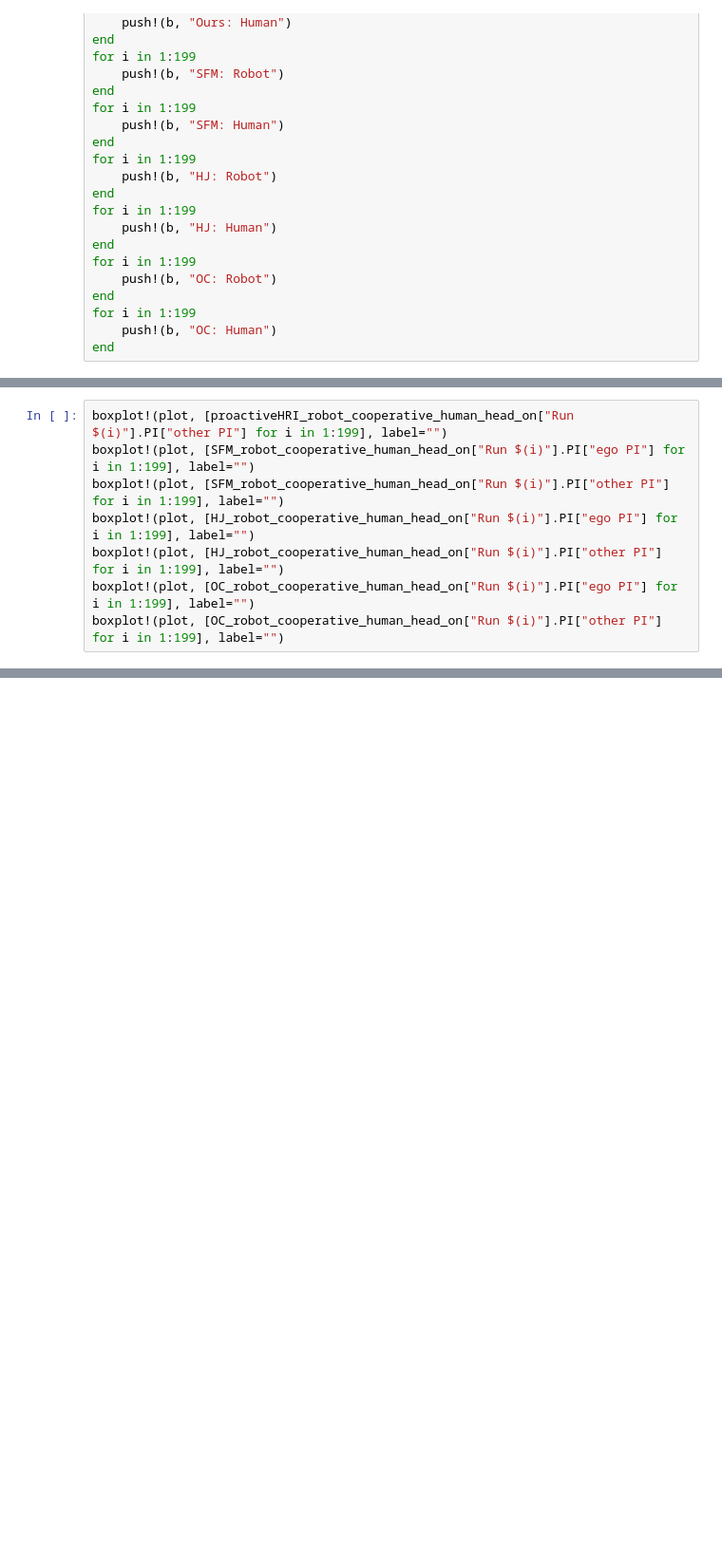
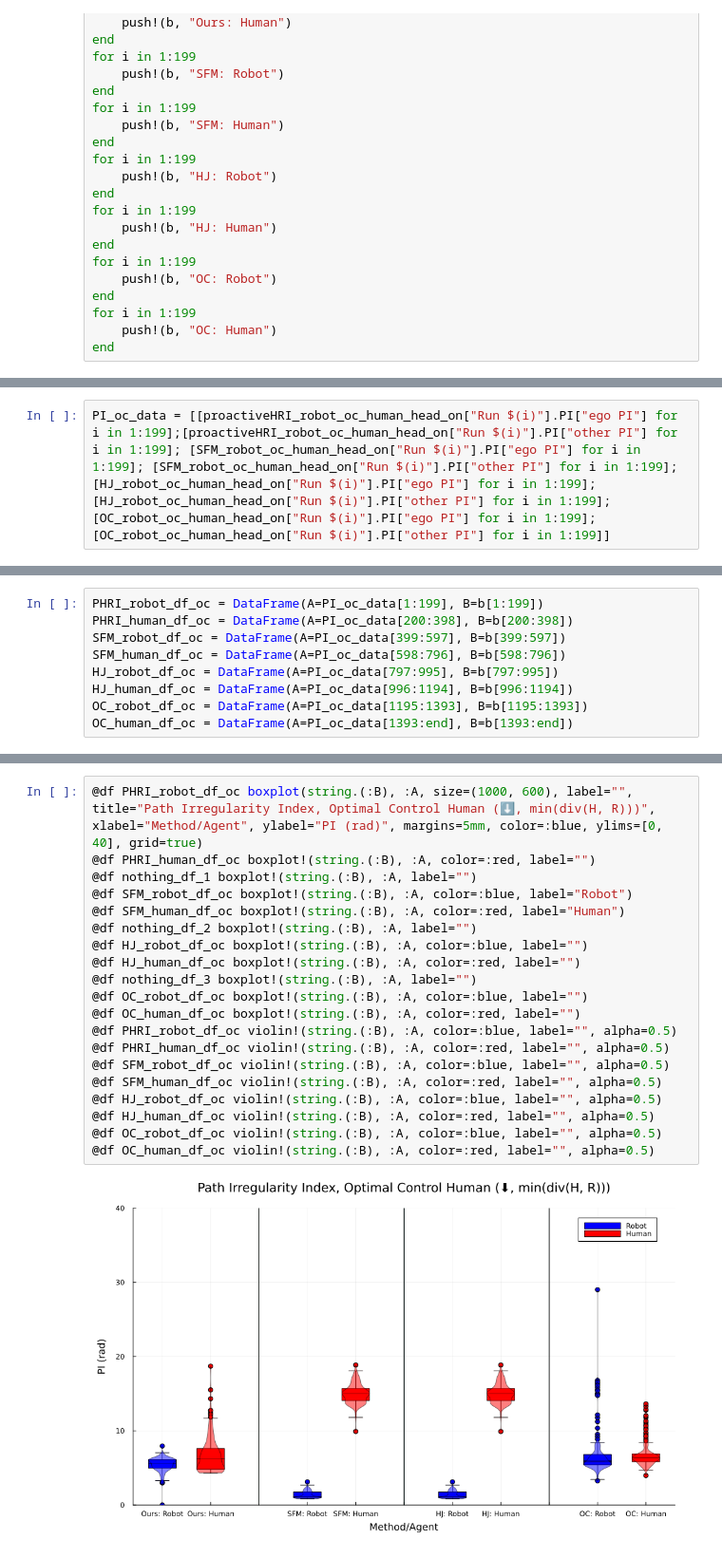
Before and after one commit to UW-CTRL/PHRI.jl, a Jupyter notebook: src/data_analysis.ipynb, the cells around one changed output, grey strips where cells are left out. Shown at 95% size. Drawn from its saved outputs; the diff is of its cells as text; blank space fills up the shorter version.

```diff
--- a/src/data_analysis.ipynb
+++ b/src/data_analysis.ipynb
@@ -182,9 +201,3 @@ nothing_df_3 = DataFrame(A=nothing_data, B=nothing_data_3_string)
 # %%
-boxplot!(plot, [proactiveHRI_robot_cooperative_human_head_on["Run $(i)"].PI["other PI"] for i in 1:199], label="")
-boxplot!(plot, [SFM_robot_cooperative_human_head_on["Run $(i)"].PI["ego PI"] for i in 1:199], label="")
-boxplot!(plot, [SFM_robot_cooperative_human_head_on["Run $(i)"].PI["other PI"] for i in 1:199], label="")
-boxplot!(plot, [HJ_robot_cooperative_human_head_on["Run $(i)"].PI["ego PI"] for i in 1:199], label="")
-boxplot!(plot, [HJ_robot_cooperative_human_head_on["Run $(i)"].PI["other PI"] for i in 1:199], label="")
-boxplot!(plot, [OC_robot_cooperative_human_head_on["Run $(i)"].PI["ego PI"] for i in 1:199], label="")
-boxplot!(plot, [OC_robot_cooperative_human_head_on["Run $(i)"].PI["other PI"] for i in 1:199], label="")
+PI_oc_data = [[proactiveHRI_robot_oc_human_head_on["Run $(i)"].PI["ego PI"] for i in 1:199];[proactiveHRI_robot_oc_human_head_on["Run $(i)"].PI["other PI"] for i in 1:199]; [SFM_robot_oc_human_head_on["Run $(i)"].PI["ego PI"] for i in 1:199]; [SFM_robot_oc_human_head_on["Run $(i)"].PI["other PI"] for i in 1:199]; [HJ_robot_oc_human_head_on["Run $(i)"].PI["ego PI"] for i in 1:199]; [HJ_robot_oc_human_head_on["Run $(i)"].PI["other PI"] for i in 1:199]; [OC_robot_oc_human_head_on["Run $(i)"].PI["ego PI"] for i in 1:199]; [OC_robot_oc_human_head_on["Run $(i)"].PI["other PI"] for i in 1:199]]
 # %% [output]
@@ -191,0 +221,9 @@ boxplot!(plot, [OC_robot_cooperative_human_head_on["Run $(i)"].PI["other PI"] fo
+# %%
+PHRI_robot_df_oc = DataFrame(A=PI_oc_data[1:199], B=b[1:199])
+PHRI_human_df_oc = DataFrame(A=PI_oc_data[200:398], B=b[200:398])
+SFM_robot_df_oc = DataFrame(A=PI_oc_data[399:597], B=b[399:597])
+SFM_human_df_oc = DataFrame(A=PI_oc_data[598:796], B=b[598:796])
+HJ_robot_df_oc = DataFrame(A=PI_oc_data[797:995], B=b[797:995])
+HJ_human_df_oc = DataFrame(A=PI_oc_data[996:1194], B=b[996:1194])
+OC_robot_df_oc = DataFrame(A=PI_oc_data[1195:1393], B=b[1195:1393])
+OC_human_df_oc = DataFrame(A=PI_oc_data[1393:end], B=b[1393:end])
@@ -191,0 +251,22 @@ boxplot!(plot, [OC_robot_cooperative_human_head_on["Run $(i)"].PI["other PI"] fo
+# %%
+@df PHRI_robot_df_oc boxplot(string.(:B), :A, size=(1000, 600), label="", title="Path Irregularity Index, Optimal Control Human (⬇, min(div(H, R)))", xlabel="Method/Agent", ylabel="PI (rad)", margins=5mm, color=:blue, ylims=[0, 40], grid=true)
+@df PHRI_human_df_oc boxplot!(string.(:B), :A, color=:red, label="")
+@df nothing_df_1 boxplot!(string.(:B), :A, label="")
+@df SFM_robot_df_oc boxplot!(string.(:B), :A, color=:blue, label="Robot")
+@df SFM_human_df_oc boxplot!(string.(:B), :A, color=:red, label="Human")
+@df nothing_df_2 boxplot!(string.(:B), :A, label="")
+@df HJ_robot_df_oc boxplot!(string.(:B), :A, color=:blue, label="")
+@df HJ_human_df_oc boxplot!(string.(:B), :A, color=:red, label="")
+@df nothing_df_3 boxplot!(string.(:B), :A, label="")
+@df OC_robot_df_oc boxplot!(string.(:B), :A, color=:blue, label="")
+@df OC_human_df_oc boxplot!(string.(:B), :A, color=:red, label="")
+@df PHRI_robot_df_oc violin!(string.(:B), :A, color=:blue, label="", alpha=0.5)
+@df PHRI_human_df_oc violin!(string.(:B), :A, color=:red, label="", alpha=0.5)
+@df SFM_robot_df_oc violin!(string.(:B), :A, color=:blue, label="", alpha=0.5)
+@df SFM_human_df_oc violin!(string.(:B), :A, color=:red, label="", alpha=0.5)
+@df HJ_robot_df_oc violin!(string.(:B), :A, color=:blue, label="", alpha=0.5)
+@df HJ_human_df_oc violin!(string.(:B), :A, color=:red, label="", alpha=0.5)
+@df OC_robot_df_oc violin!(string.(:B), :A, color=:blue, label="", alpha=0.5)
+@df OC_human_df_oc violin!(string.(:B), :A, color=:red, label="", alpha=0.5)
+# %% [output]
+[figure, added]
```
Also changed, not shown: parts of 18 cells of this notebook.
